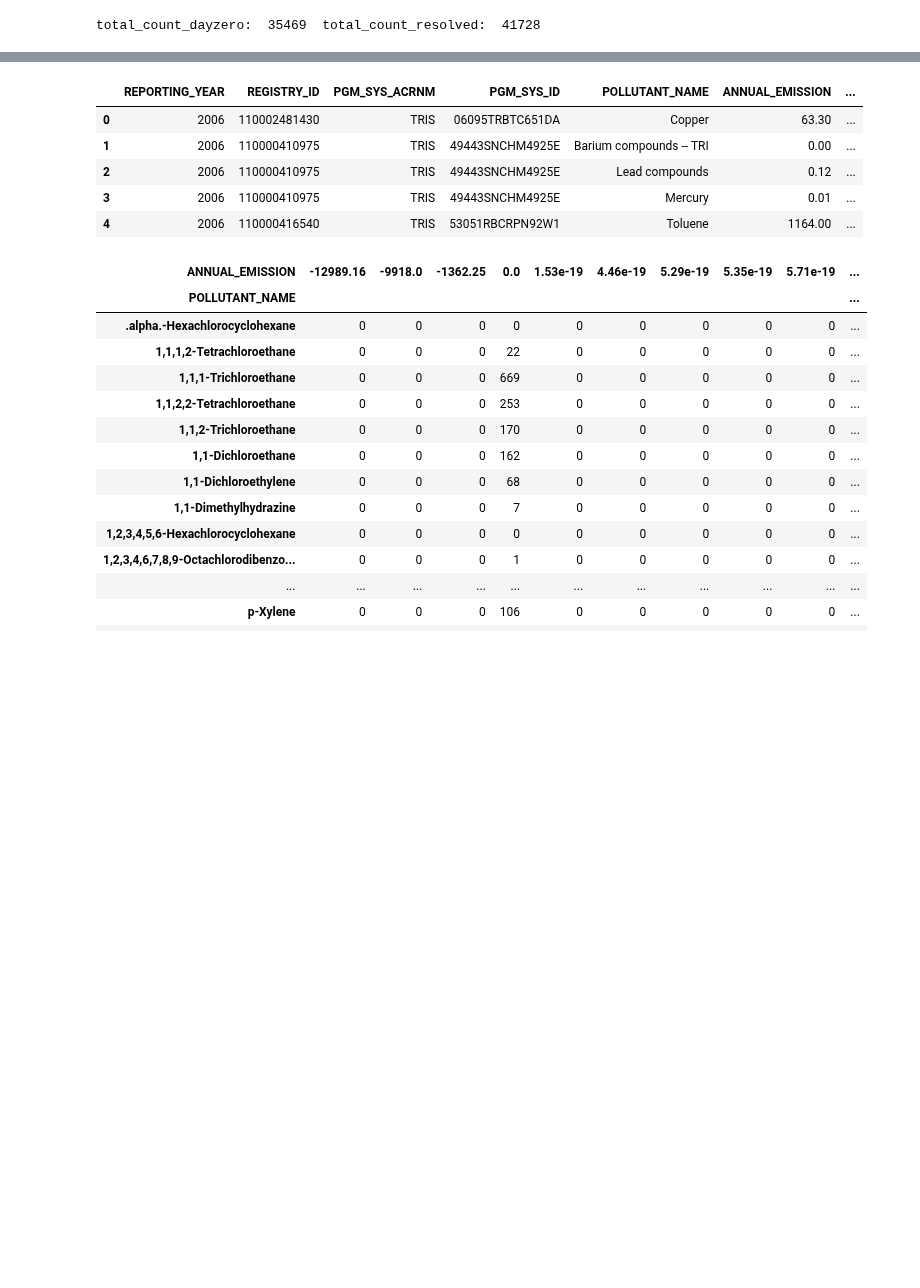
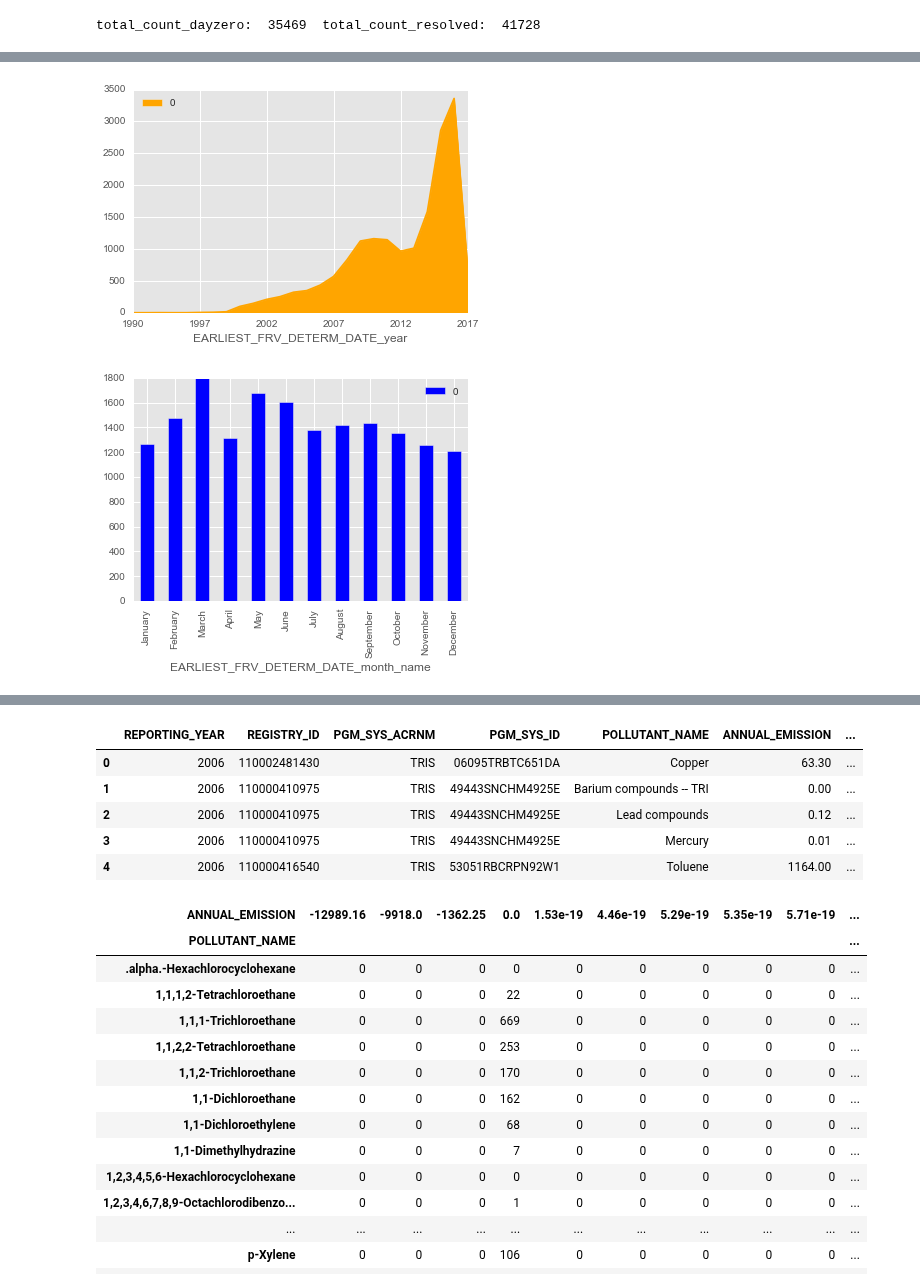
Before and after one commit to Aycrazy/ML_Project, a Jupyter notebook: ICIS_explore_2.ipynb, the cells around one changed output, grey strips where cells are left out. Saved outputs shown, nothing was run; the diff lists cells and outputs as text; code cells hidden in the pictures; blank space fills up the shorter version.

Commit message:
yearified violation and titlev data

```diff
--- a/ICIS_explore_2.ipynb
+++ b/ICIS_explore_2.ipynb
@@ -63,7 +40,11 @@ df_violations.head(1)
-# %%
-def create_date_charts(df, original_date_columns):
-    for date_column in original_date_columns:
-        df.sort([date_column+'_month_num']).groupby([date_column+'_month_name'], sort=False).size().to_frame().plot(kind='bar',color ='blue')
-        df.sort([date_column+'_day_num']).groupby([date_column+'_weekday'], sort=False).size().to_frame().plot(kind='bar',color='green')
-        df.groupby([date_column+'_year']).size().to_frame().plot(kind='area',color='orange')
-    plt.show()
+# %%
+df_violations_frv = df_violations.dropna(subset=['EARLIEST_FRV_DETERM_DATE']).drop(['HPV_DAYZERO_DATE','HPV_RESOLVED_DATE'], axis=1)
+df_violations_hpv = df_violations.dropna(subset=['HPV_DAYZERO_DATE','HPV_RESOLVED_DATE']).drop('EARLIEST_FRV_DETERM_DATE',axis=1)
+
+date_types = ['year','month']
+date_format ='%m-%d-%Y'
+frv_atts = ['EARLIEST_FRV_DETERM_DATE']
+get_occupied_frame(df_violations_frv, frv_atts ,date_format, date_types)
+
+hpv_atts = ['HPV_DAYZERO_DATE','HPV_RESOLVED_DATE']
+get_occupied_frame(df_violations_hpv, hpv_atts,date_format, date_types)
@@ -123,0 +66,2 @@ df_violations_hpv_date_info.groupby('ENF_RESPONSE_POLICY_CODE').size().to_frame(
+# %%
+df_violations_frv = df_violations_frv[df_violations_frv.EARLIEST_FRV_DETERM_DATE_year > '1970']
@@ -123,0 +80,5 @@ df_violations_hpv_date_info.groupby('ENF_RESPONSE_POLICY_CODE').size().to_frame(
+# %%
+create_date_charts(df_violations_frv, date_types, frv_atts)
+# %% [output]
+[figure, added]
+[figure, added]
```
Also changed, not shown: parts of 39 cells of this notebook, 2 other files.
